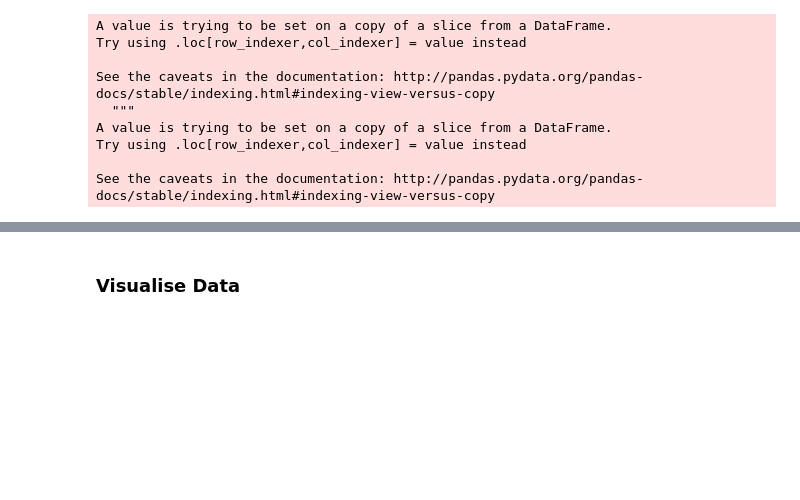
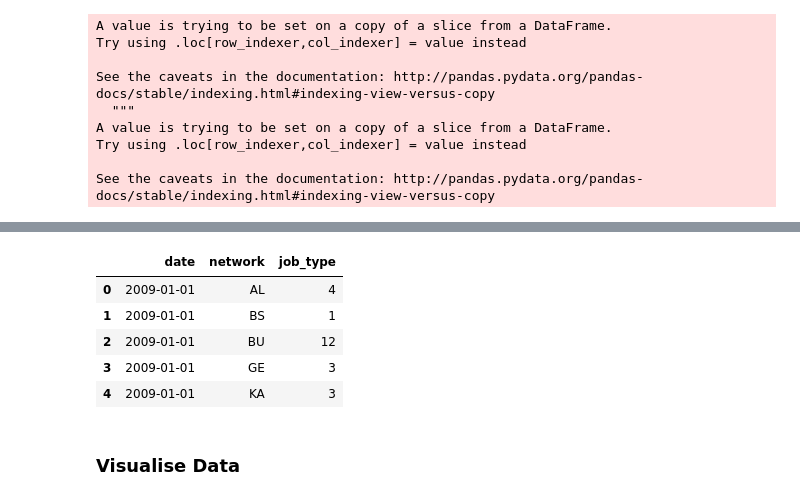
Before and after one commit to ATCOGas/VV_Forecasting, a Jupyter notebook: notebooks/Analysis_JobTypes-GRU,LSTM.ipynb, the cells around one changed output, grey strips where cells are left out. Drawn from its saved outputs; the diff is of its cells as text; code cells hidden in the pictures; blank space fills up the shorter version.

```diff
--- a/notebooks/Analysis_JobTypes-GRU,LSTM.ipynb
+++ b/notebooks/Analysis_JobTypes-GRU,LSTM.ipynb
@@ -143,9 +157,16 @@ pivot_weather['date']=pd.to_datetime(pivot_weather['date'])
 # %%
 # make the data
 pivot_jobcount = pd.pivot_table(df, values='job_type', index=['date', 'network'], aggfunc='count')
 pivot_jobcount = pivot_jobcount.reset_index()
 pivot_jobcount['date']=pd.to_datetime(pivot_jobcount['date'])
-#pivot_jobcount.head()
+pivot_jobcount.head()
+# %% [output]
+|  | date | network | job_type |
+| 0 | 2009-01-01 | AL | 4 |
+| 1 | 2009-01-01 | BS | 1 |
+| 2 | 2009-01-01 | BU | 12 |
+| 3 | 2009-01-01 | GE | 3 |
+| 4 | 2009-01-01 | KA | 3 |
 # %% [markdown]
 <a id='viz_data'></a>
 ### Visualise Data
```
Also changed, not shown: parts of 19 cells of this notebook.
